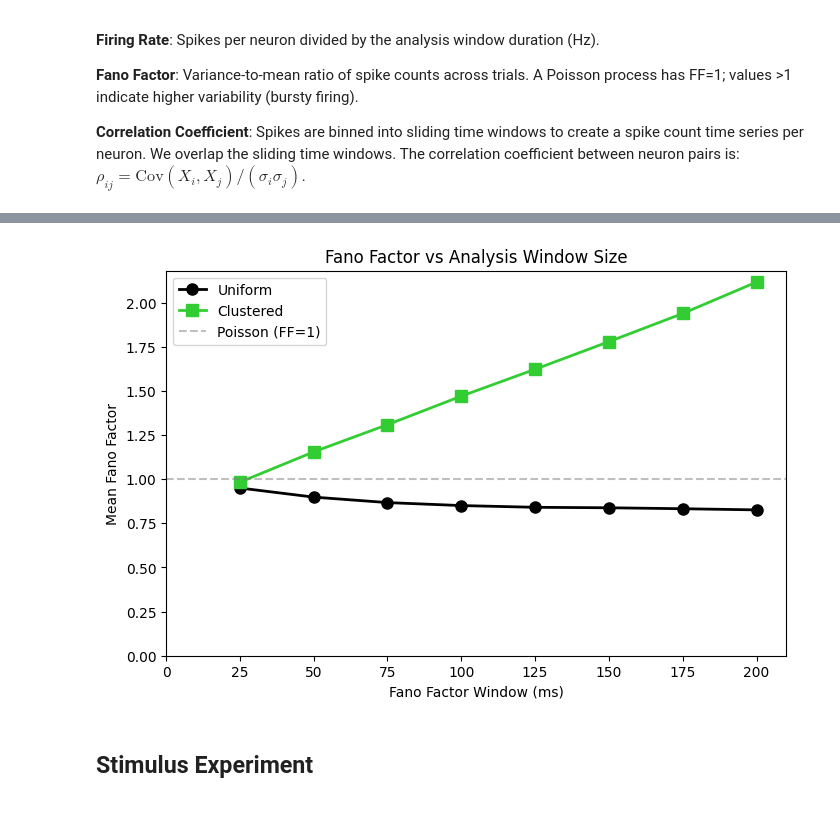
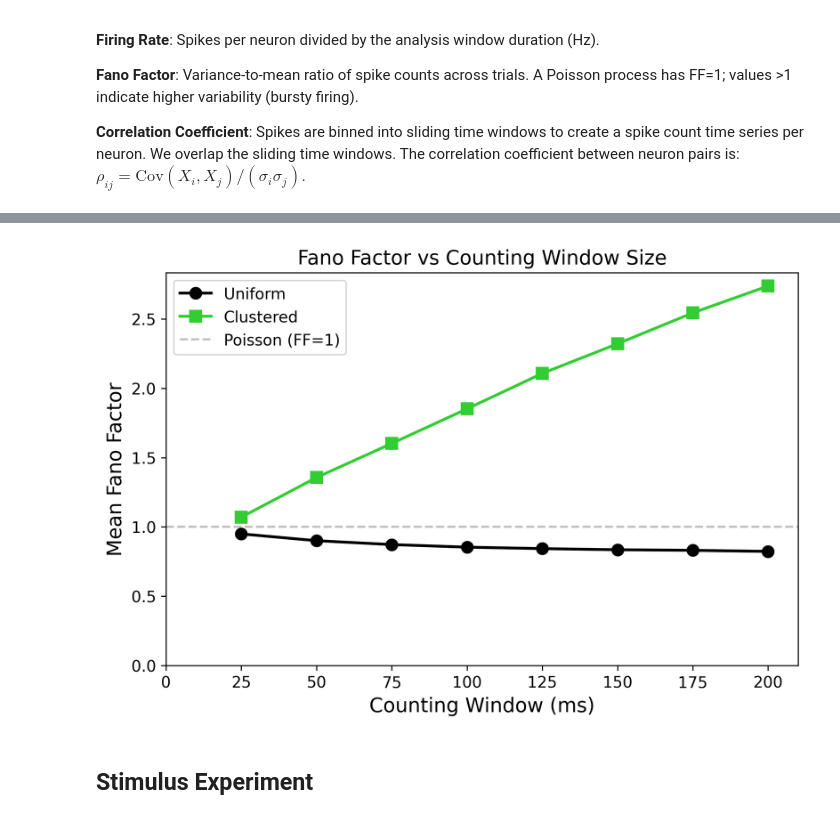
Before and after one commit to arjunpur/clustered-networks, a Jupyter notebook: base_model.ipynb, the cells around one changed output, grey strips where cells are left out. Cells and saved outputs as stored; diff of their text form; code cells hidden in the pictures.

```diff
--- a/base_model.ipynb
+++ b/base_model.ipynb
@@ -671,8 +687,8 @@ def plot_fano_vs_ree(R_ee_values, mean_fano_factors, save_path=None):
 # %%
 # Run experiment with fewer realizations/trials for testing
 experiment = Experiment(
-    realizations=2,
-    trials=5,
+    realizations=3,
+    trials=9,
     model_params=ModelParams(duration=3*second),
     cluster_params=ClusterParams(enabled=True, R_ee=2.5),
 )
@@ -724,36 +740,36 @@ def plot_fano_vs_window(spike_data: SpikeData, window_times_ms=None, save_path=N
     if window_times_ms is None:
         window_times_ms = [25, 50, 75, 100, 125, 150, 175, 200]
 
     uniform_ffs = []
     clustered_ffs = []
 
     for window_ms in window_times_ms:
         window_t = window_ms / 1000.0
         uniform_ff, clustered_ff = compute_fano_factor(spike_data, window_t=window_t)
         uniform_ffs.append(np.nanmean(uniform_ff))
         clustered_ffs.append(np.nanmean(clustered_ff))
 
     fig, ax = plt.subplots(figsize=(8, 5))
     ax.plot(window_times_ms, uniform_ffs, 'o-', color='black', linewidth=2, markersize=8, label='Uniform')
     ax.plot(window_times_ms, clustered_ffs, 's-', color='limegreen', linewidth=2, markersize=8, label='Clustered')
     ax.axhline(y=1.0, color='gray', linestyle='--', alpha=0.5, label='Poisson (FF=1)')
-    ax.set_xlabel('Fano Factor Window (ms)')
+    ax.set_xlabel('Counting Window (ms)')
     ax.set_ylabel('Mean Fano Factor')
-    ax.set_title('Fano Factor vs Analysis Window Size')
+    ax.set_title('Fano Factor vs Counting Window Size')
     ax.legend()
     ax.set_xlim(0, max(window_times_ms) + 10)
     ax.set_ylim(0, None)
 
     if save_path:
         fig.savefig(save_path, dpi=300, bbox_inches='tight')
 
     return fig, ax
 
 
 plot_fano_vs_window(spike_data)
 plt.show()
 # %% [output]
-[figure, old version]
+[figure, new version]
 # %% [markdown]
 ## Stimulus Experiment
 # %%
```
Also changed, not shown: parts of 11 cells of this notebook, 14 other files.
